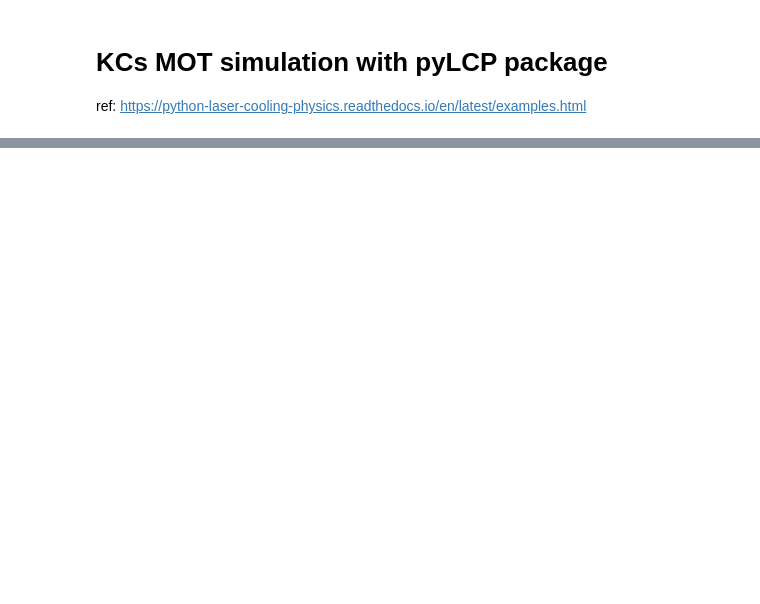
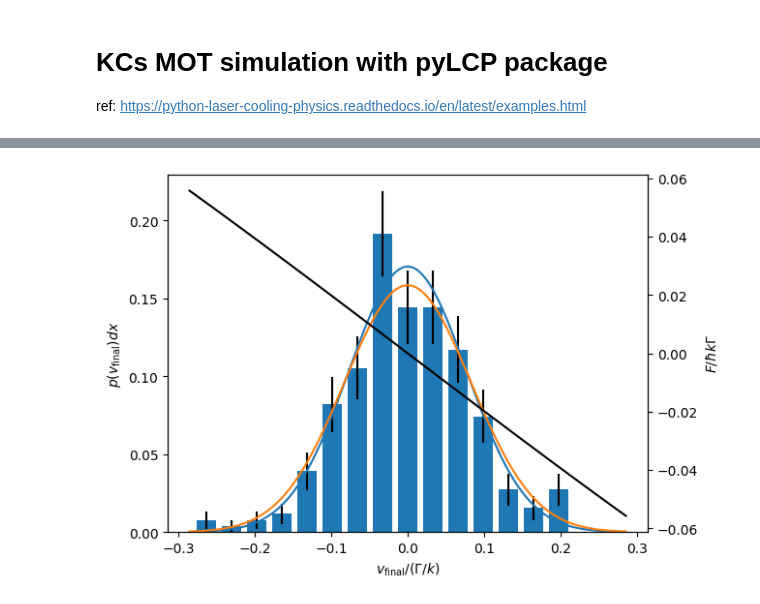
Before and after one commit to mingiQ/KCs-dual-species-laser-cooling-simulation, a Jupyter notebook: KCS_mot_design.ipynb, the cells around one changed output, grey strips where cells are left out. Saved outputs shown, nothing was run; the diff lists cells and outputs as text; code cells hidden in the pictures; blank space fills up the shorter version.

```diff
--- a/KCS_mot_design.ipynb
+++ b/KCS_mot_design.ipynb
@@ -14,0 +323,56 @@ ImportError: Numba needs NumPy 2.4 or less. Got NumPy 2.5.
+# %%
+#print(2*np.std(v_final)**2*mass)
+def normaldist(x, mu, sigma, dx):
+    # Gaussian probability distribution function
+    # probability of landing in a bin of width dx is p(x)dx
+    return dx/sigma/np.sqrt(2*np.pi)*np.exp(-(x-mu)**2/2/sigma**2)
+
+def lett_temperature(s, delta):
+    """
+    Returns the ratio of the expected temperature relative to the "bare" Doppler temperature.
+    """
+    return 0.5*(1+2*s+4*delta**2)/2/np.abs(delta)
+
+def fit_vfinal(v_final, N_atom):
+    dx = 2*iqr(v_final)/N_atom**(1/3)
+    xb = np.arange(dx/2, 1.1*np.amax(np.abs(v_final)), dx)
+    xb = np.concatenate((-xb[::-1], xb))
+
+    x = xb[:-1] + np.diff(xb)/2
+    y = np.histogram(v_final, bins=xb)[0]/N_atom #Probability of an atom landing in this bin.'
+
+    ok = (y>0)
+    weights = np.zeros(ok.shape)
+    weights[ok] = 1./np.sqrt(y[ok]/N_atom)
+    model = lmfit.Model(normaldist)
+    params = model.make_params()
+    params['dx'].value = dx # bin width, probability of landing in the bin is p(x) dx
+    params['dx'].vary = False
+    params['mu'].value = 0.
+    params['mu'].vary = False
+    params['sigma'].value = np.std(v_final)
+
+    result = model.fit(y[ok], params, x=x[ok], weights=weights[ok])
+
+    return result, x, y, dx
+
+result, x, y, dx = fit_vfinal(v_final, N_atom)
+
+fig, ax = plt.subplots(1, 1)
+
+ax.bar(x, y, width=0.8*dx, yerr=np.sqrt(y/N_atom)) #Poissonian error
+
+x_fit = np.linspace(-1.1*np.amax(np.abs(v_final)), 1.1*np.amax(np.abs(v_final)), 101)
+
+ax.plot(x_fit, result.eval(x=x_fit))
+ax.plot(x_fit, normaldist(x_fit, 0, np.sqrt(lett_temperature(s, delta)/2/mass), dx))
+
+ax_twin = ax.twinx()
+ax_twin.plot(x_fit, eqn.profile['molasses'].F[0], 'k-')
+
+ax.set_ylabel('$p(v_{\\rm final}) dx$')
+ax.set_xlabel('$v_{\\rm final}/(\Gamma/k)$');
+
+ax_twin.set_ylabel('$F/\hbar k \Gamma$');
+# %% [output]
+[figure, added]
```
Also changed, not shown: parts of 20 cells of this notebook.
